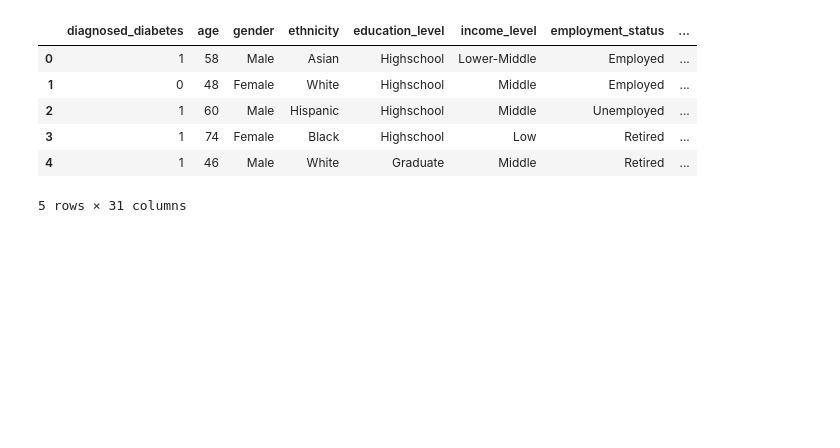
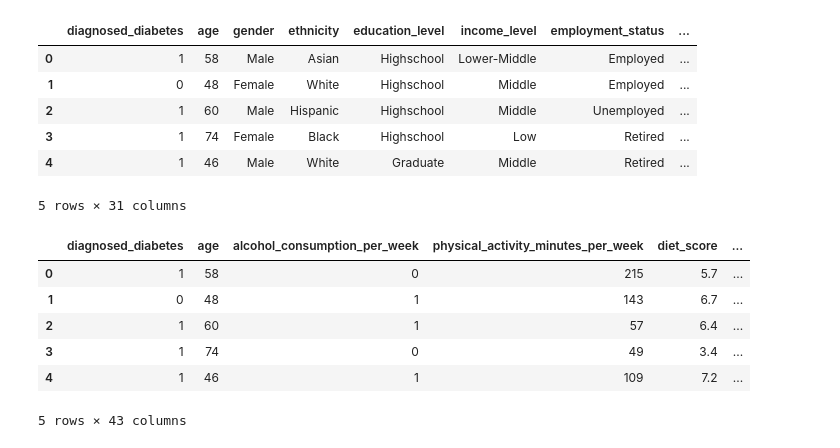
Before and after one commit to sterzoutt/DS3000A-GROUP, a Jupyter notebook: DS3000A_GROUP.ipynb, the cells around one changed output. Cells and saved outputs as stored; diff of their text form; code cells hidden in the pictures; blank space fills up the shorter version.

```diff
--- a/DS3000A_GROUP.ipynb
+++ b/DS3000A_GROUP.ipynb
@@ -114,3 +107,15 @@ display(dfReady.head())
 | 3 | 1 | 74 | Female | Black | Highschool | Low | Retired | ... |
 | 4 | 1 | 46 | Male | White | Graduate | Middle | Retired | ... |
 5 rows × 31 columns
+# %%
+df = pd.get_dummies(df, columns=['gender', 'ethnicity', 'education_level', 'income_level', 'employment_status',
+                                 'smoking_status'], drop_first=True)
+df.head()
+# %% [output]
+|  | diagnosed_diabetes | age | alcohol_consumption_per_week | physical_activity_minutes_per_week | diet_score | ... |
+| 0 | 1 | 58 | 0 | 215 | 5.7 | ... |
+| 1 | 0 | 48 | 1 | 143 | 6.7 | ... |
+| 2 | 1 | 60 | 1 | 57 | 6.4 | ... |
+| 3 | 1 | 74 | 0 | 49 | 3.4 | ... |
+| 4 | 1 | 46 | 1 | 109 | 7.2 | ... |
+5 rows × 43 columns
```
Also changed, not shown: parts of 10 cells of this notebook, 1 other file.
